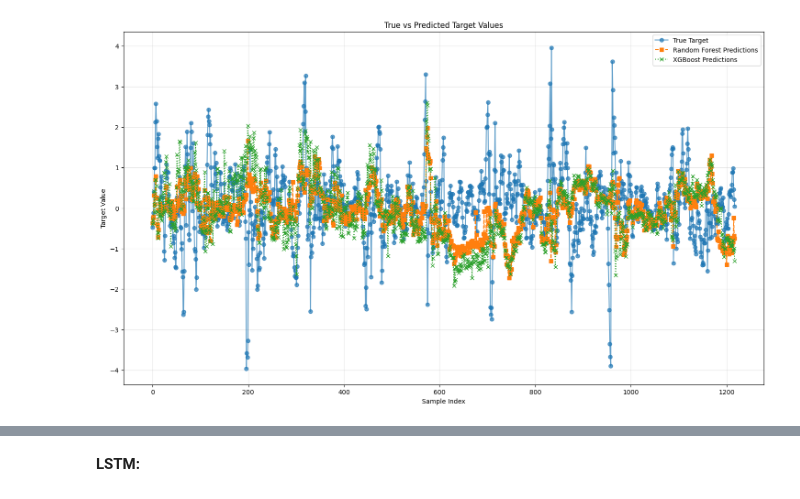
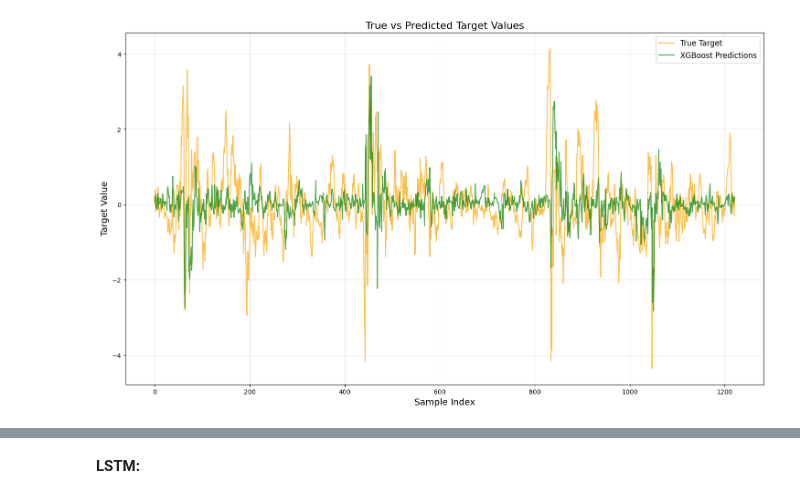
Before and after one commit to dawidpawliczek4/AI-Trader, a Jupyter notebook: analisys/notebooks/train_reg_models.ipynb, the cells around one changed output, grey strips where cells are left out. Saved outputs shown, nothing was run; the diff lists cells and outputs as text; code cells hidden in the pictures.

```diff
--- a/analisys/notebooks/train_reg_models.ipynb
+++ b/analisys/notebooks/train_reg_models.ipynb
@@ -36,7 +36,7 @@ split_index = int(len(features_scaled) * 0.75)
 X_train, X_test = features_scaled[:split_index], features_scaled[split_index:]
 y_train, y_test = target[:split_index], target[split_index:]
 # %%
-rf_model = RandomForestRegressor(random_state=42, n_estimators=100)
+rf_model = RandomForestRegressor(random_state=42, n_estimators=500)
 rf_model.fit(X_train, y_train)
 
 rf_predictions = rf_model.predict(X_test)
@@ -62,16 +62,32 @@ XGBoost Predictions: [-0.4017783  -0.2838491  -0.3638468   0.41446862  0.0858715
 # %%
 import matplotlib.pyplot as plt
 
+# Ensure the inputs are properly aligned and in the same format
+if hasattr(y_test, "values"):  # Handle pandas series
+    y_test = y_test.values
+
+if hasattr(xgb_predictions, "values"):  # Handle pandas series
+    xgb_predictions = xgb_predictions.values
+
 # Visualize Predictions
 plt.figure(figsize=(18, 10))
-plt.plot(range(len(y_test)), y_test, label="True Target", marker='o', alpha=0.7)
-plt.plot(range(len(y_test)), rf_predictions, label="Random Forest Predictions", marker='s', linestyle='--')
-plt.plot(range(len(y_test)), xgb_predictions, label="XGBoost Predictions", marker='x', linestyle=':')
-plt.title("True vs Predicted Target Values")
-plt.xlabel("Sample Index")
-plt.ylabel("Target Value")
-plt.legend()
+
+# Plot true target values
+plt.plot(range(len(y_test)), y_test, label="True Target", alpha=0.7, color='orange')
+
+# Plot XGBoost predictions
+plt.plot(range(len(xgb_predictions)), xgb_predictions, label="XGBoost Predictions",alpha=0.7, color='green')
+
+# Title and labels
+plt.title("True vs Predicted Target Values", fontsize=16)
+plt.xlabel("Sample Index", fontsize=14)
+plt.ylabel("Target Value", fontsize=14)
+
+# Add legend and grid
+plt.legend(fontsize=12)
 plt.grid(alpha=0.3)
+
+# Show plot
 plt.show()
 # %% [output]
-[figure, old version]
+[figure, new version]
```
Also changed, not shown: parts of 13 cells of this notebook.
